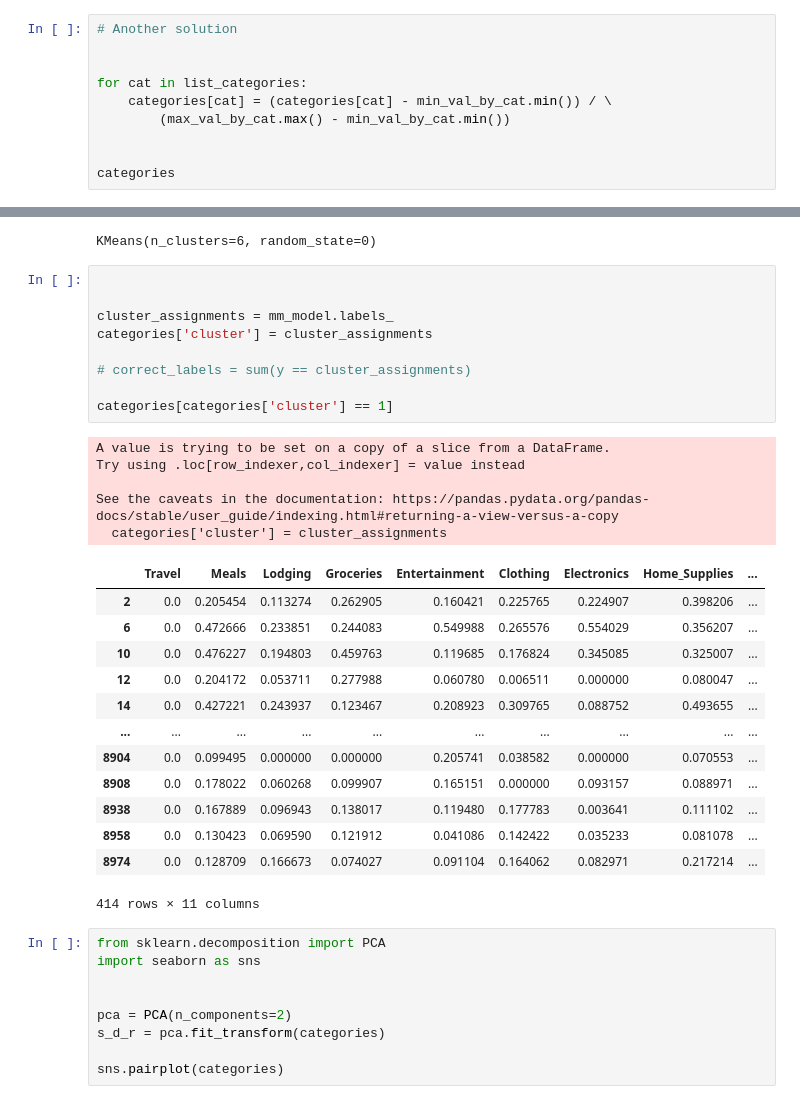
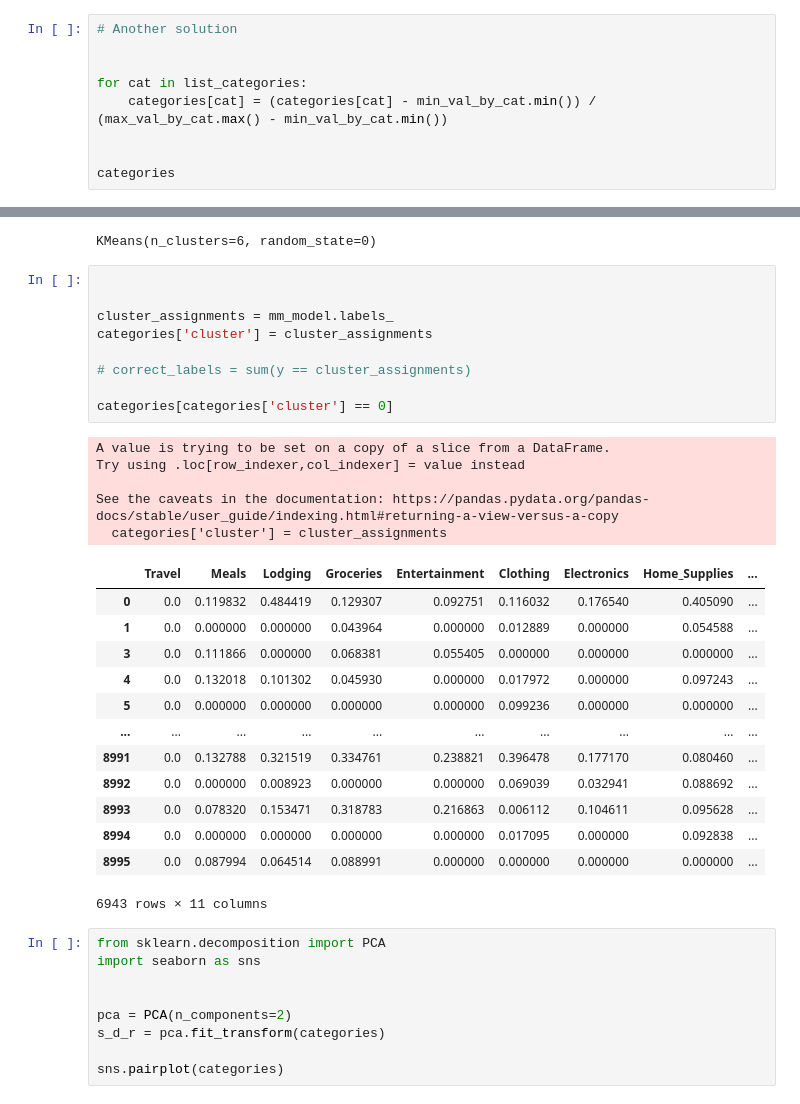
Before and after one commit to BinomeI/Ml_Project, a Jupyter notebook: LearningML.ipynb, the cells around one changed output, grey strips where cells are left out. Cells and saved outputs as stored; diff of their text form.

```diff
--- a/LearningML.ipynb
+++ b/LearningML.ipynb
@@ -211,8 +163,7 @@ Businness exception : Python normalization not efficient for our case
 
 
 for cat in list_categories:
-    categories[cat] = (categories[cat] - min_val_by_cat.min()) / \
-        (max_val_by_cat.max() - min_val_by_cat.min())
+    categories[cat] = (categories[cat] - min_val_by_cat.min()) / (max_val_by_cat.max() - min_val_by_cat.min())
 
 
 categories
@@ -279,31 +230,31 @@ KMeans(n_clusters=6, random_state=0)
 # %%
 
 
 cluster_assignments = mm_model.labels_
 categories['cluster'] = cluster_assignments
 
 # correct_labels = sum(y == cluster_assignments)
 
-categories[categories['cluster'] == 1]
+categories[categories['cluster'] == 0]
 # %% [output]
 A value is trying to be set on a copy of a slice from a DataFrame.
 Try using .loc[row_indexer,col_indexer] = value instead
 
 See the caveats in the documentation: https://pandas.pydata.org/pandas-docs/stable/user_guide/indexing.html#returning-a-view-versus-a-copy
   categories['cluster'] = cluster_assignments
 |  | Travel | Meals | Lodging | Groceries | Entertainment | Clothing | Electronics | Home_Supplies | ... |
-| 2 | 0.0 | 0.205454 | 0.113274 | 0.262905 | 0.160421 | 0.225765 | 0.224907 | 0.398206 | ... |
-| 6 | 0.0 | 0.472666 | 0.233851 | 0.244083 | 0.549988 | 0.265576 | 0.554029 | 0.356207 | ... |
-| 10 | 0.0 | 0.476227 | 0.194803 | 0.459763 | 0.119685 | 0.176824 | 0.345085 | 0.325007 | ... |
-| 12 | 0.0 | 0.204172 | 0.053711 | 0.277988 | 0.060780 | 0.006511 | 0.000000 | 0.080047 | ... |
-| 14 | 0.0 | 0.427221 | 0.243937 | 0.123467 | 0.208923 | 0.309765 | 0.088752 | 0.493655 | ... |
+| 0 | 0.0 | 0.119832 | 0.484419 | 0.129307 | 0.092751 | 0.116032 | 0.176540 | 0.405090 | ... |
+| 1 | 0.0 | 0.000000 | 0.000000 | 0.043964 | 0.000000 | 0.012889 | 0.000000 | 0.054588 | ... |
+| 3 | 0.0 | 0.111866 | 0.000000 | 0.068381 | 0.055405 | 0.000000 | 0.000000 | 0.000000 | ... |
+| 4 | 0.0 | 0.132018 | 0.101302 | 0.045930 | 0.000000 | 0.017972 | 0.000000 | 0.097243 | ... |
+| 5 | 0.0 | 0.000000 | 0.000000 | 0.000000 | 0.000000 | 0.099236 | 0.000000 | 0.000000 | ... |
 | ... | ... | ... | ... | ... | ... | ... | ... | ... | ... |
-| 8904 | 0.0 | 0.099495 | 0.000000 | 0.000000 | 0.205741 | 0.038582 | 0.000000 | 0.070553 | ... |
-| 8908 | 0.0 | 0.178022 | 0.060268 | 0.099907 | 0.165151 | 0.000000 | 0.093157 | 0.088971 | ... |
-| 8938 | 0.0 | 0.167889 | 0.096943 | 0.138017 | 0.119480 | 0.177783 | 0.003641 | 0.111102 | ... |
-| 8958 | 0.0 | 0.130423 | 0.069590 | 0.121912 | 0.041086 | 0.142422 | 0.035233 | 0.081078 | ... |
-| 8974 | 0.0 | 0.128709 | 0.166673 | 0.074027 | 0.091104 | 0.164062 | 0.082971 | 0.217214 | ... |
+| 8991 | 0.0 | 0.132788 | 0.321519 | 0.334761 | 0.238821 | 0.396478 | 0.177170 | 0.080460 | ... |
+| 8992 | 0.0 | 0.000000 | 0.008923 | 0.000000 | 0.000000 | 0.069039 | 0.032941 | 0.088692 | ... |
+| 8993 | 0.0 | 0.078320 | 0.153471 | 0.318783 | 0.216863 | 0.006112 | 0.104611 | 0.095628 | ... |
+| 8994 | 0.0 | 0.000000 | 0.000000 | 0.000000 | 0.000000 | 0.017095 | 0.000000 | 0.092838 | ... |
+| 8995 | 0.0 | 0.087994 | 0.064514 | 0.088991 | 0.000000 | 0.000000 | 0.000000 | 0.000000 | ... |
-414 rows × 11 columns
+6943 rows × 11 columns
 # %%
 from sklearn.decomposition import PCA
 import seaborn as sns
```
Also changed, not shown: parts of 4 cells of this notebook, 1 other file.
